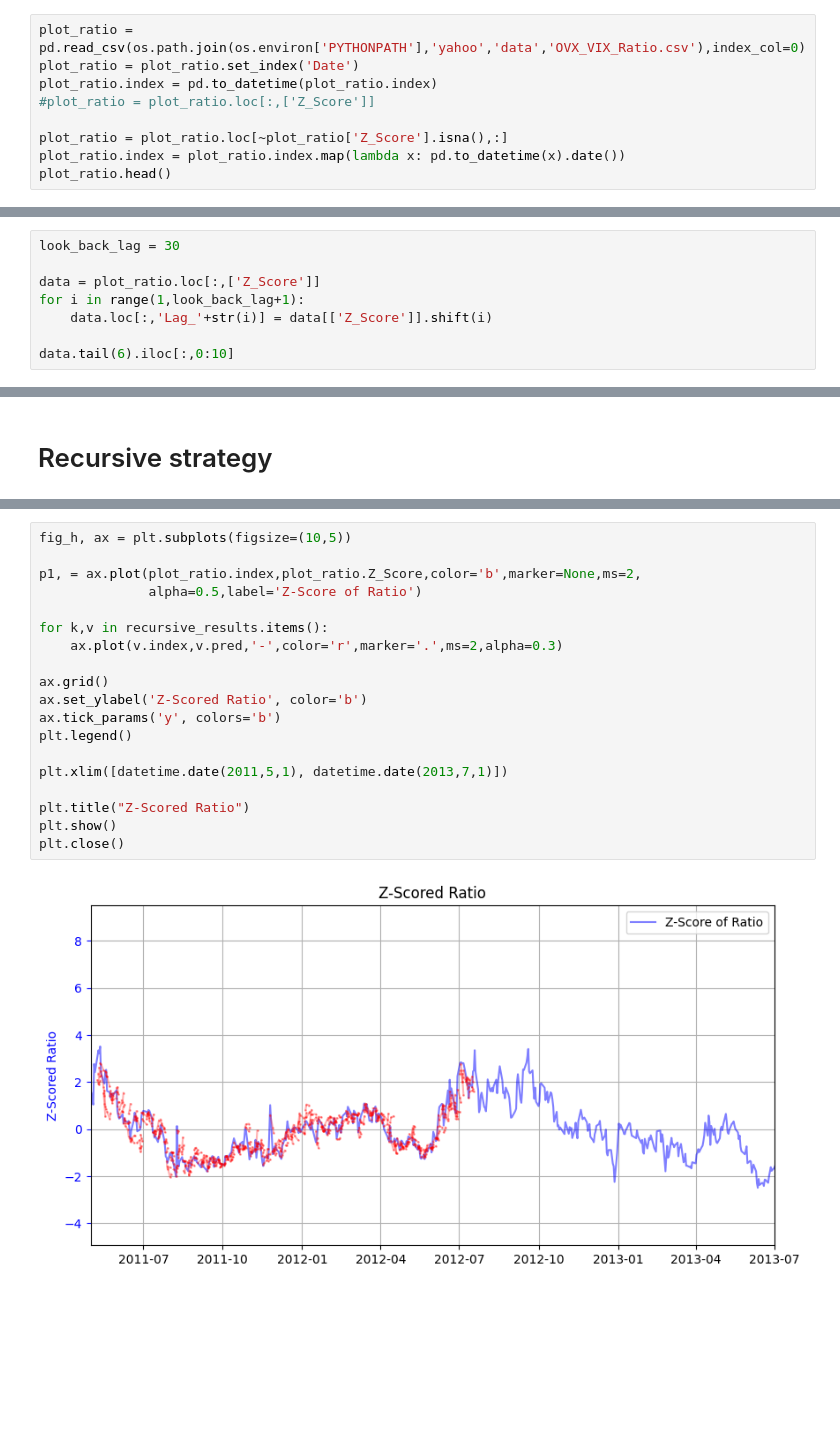
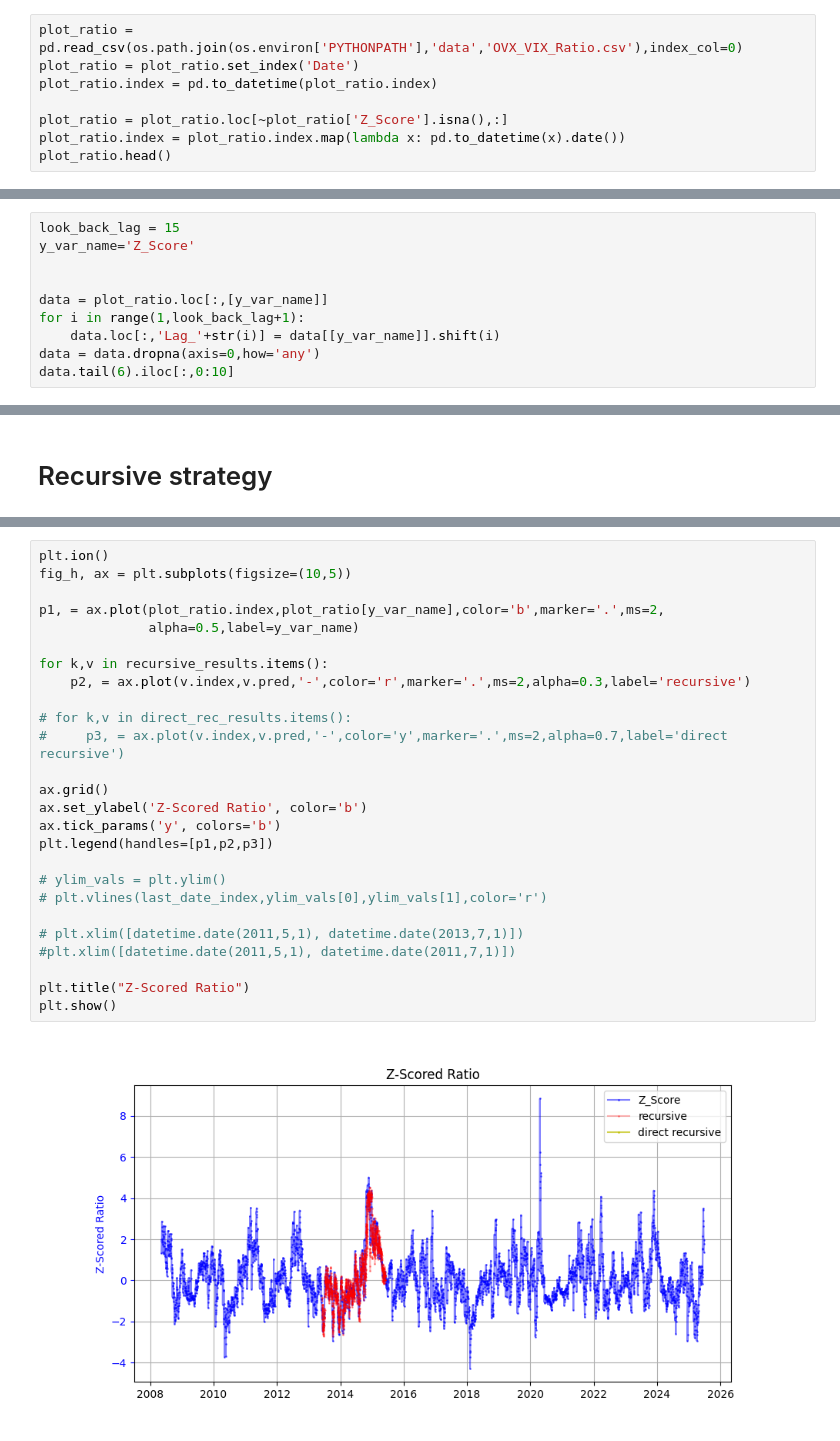
Before and after one commit to always-keep-trying/options_trading, a Jupyter notebook: src/notebooks/predict.ipynb, the cells around one changed output, grey strips where cells are left out. Cells and saved outputs as stored; diff of their text form; blank space fills up the shorter version.

```diff
--- a/src/notebooks/predict.ipynb
+++ b/src/notebooks/predict.ipynb
@@ -18,8 +30,7 @@ from sklearn.metrics import root_mean_squared_error
 # %%
-plot_ratio = pd.read_csv(os.path.join(os.environ['PYTHONPATH'],'yahoo','data','OVX_VIX_Ratio.csv'),index_col=0)
+plot_ratio = pd.read_csv(os.path.join(os.environ['PYTHONPATH'],'data','OVX_VIX_Ratio.csv'),index_col=0)
 plot_ratio = plot_ratio.set_index('Date')
 plot_ratio.index = pd.to_datetime(plot_ratio.index)
-#plot_ratio = plot_ratio.loc[:,['Z_Score']]
 
 plot_ratio = plot_ratio.loc[~plot_ratio['Z_Score'].isna(),:]
 plot_ratio.index = plot_ratio.index.map(lambda x: pd.to_datetime(x).date())
@@ -39,10 +46,12 @@ plot_ratio.shape
 # %%
-look_back_lag = 30
+look_back_lag = 15
+y_var_name='Z_Score'
 
-data = plot_ratio.loc[:,['Z_Score']]
+
+data = plot_ratio.loc[:,[y_var_name]]
 for i in range(1,look_back_lag+1):
-    data.loc[:,'Lag_'+str(i)] = data[['Z_Score']].shift(i)
-
+    data.loc[:,'Lag_'+str(i)] = data[[y_var_name]].shift(i)
+data = data.dropna(axis=0,how='any')
 data.tail(6).iloc[:,0:10]
 # %% [output]
 |  | Z_Score | Lag_1 | Lag_2 | Lag_3 | Lag_4 | Lag_5 | Lag_6 | Lag_7 | Lag_8 | Lag_9 |
@@ -92,24 +145,31 @@ while train_data_n<252*3 + 300:
 # %%
+plt.ion()
 fig_h, ax = plt.subplots(figsize=(10,5))
 
-p1, = ax.plot(plot_ratio.index,plot_ratio.Z_Score,color='b',marker=None,ms=2,
-              alpha=0.5,label='Z-Score of Ratio')
+p1, = ax.plot(plot_ratio.index,plot_ratio[y_var_name],color='b',marker='.',ms=2,
+              alpha=0.5,label=y_var_name)
 
 for k,v in recursive_results.items():
-    ax.plot(v.index,v.pred,'-',color='r',marker='.',ms=2,alpha=0.3)
+    p2, = ax.plot(v.index,v.pred,'-',color='r',marker='.',ms=2,alpha=0.3,label='recursive')
+
+# for k,v in direct_rec_results.items():
+#     p3, = ax.plot(v.index,v.pred,'-',color='y',marker='.',ms=2,alpha=0.7,label='direct recursive')
 
 ax.grid()
 ax.set_ylabel('Z-Scored Ratio', color='b')
 ax.tick_params('y', colors='b')
-plt.legend()
+plt.legend(handles=[p1,p2,p3])
 
-plt.xlim([datetime.date(2011,5,1), datetime.date(2013,7,1)])
+# ylim_vals = plt.ylim()
+# plt.vlines(last_date_index,ylim_vals[0],ylim_vals[1],color='r')
+
+# plt.xlim([datetime.date(2011,5,1), datetime.date(2013,7,1)])
+#plt.xlim([datetime.date(2011,5,1), datetime.date(2011,7,1)])
 
 plt.title("Z-Scored Ratio")
 plt.show()
-plt.close()
 # %% [output]
-[figure, old version]
+[figure, new version]
 # %%
 rmse_df = []
 
```
Also changed, not shown: parts of 17 cells of this notebook, 1 other file.
